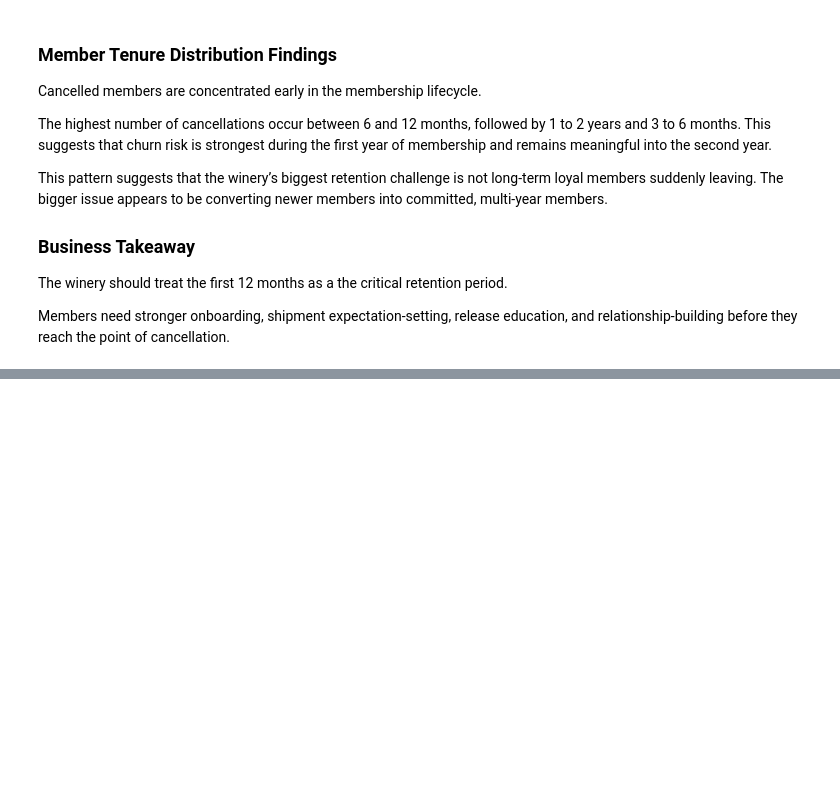
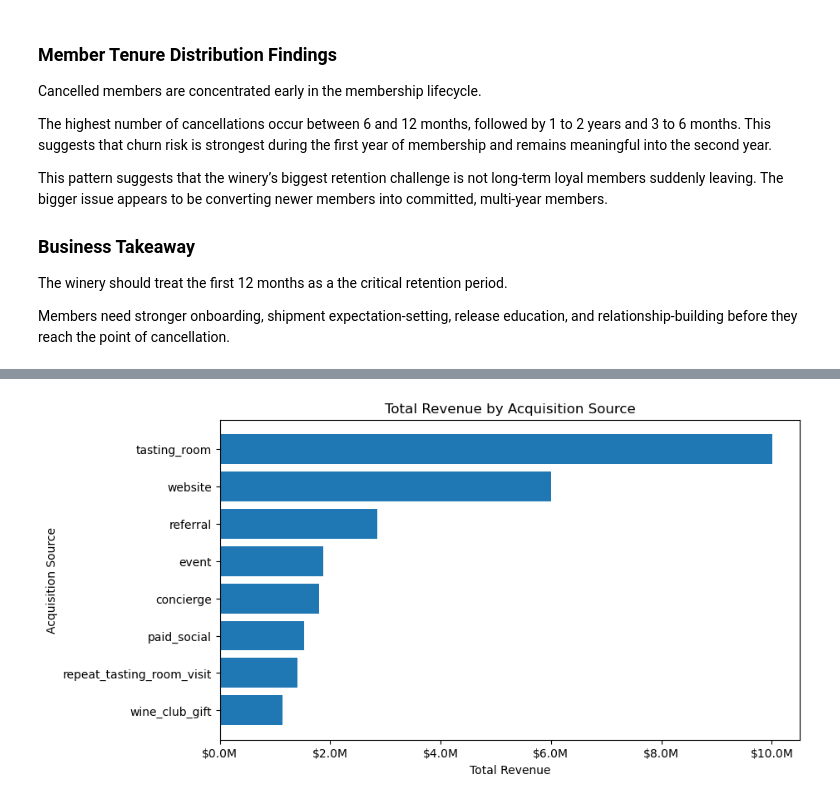
Before and after one commit to eddyk92/Bills-Bills-Bills-Churn-Analysis, a Jupyter notebook: notebooks/02_retention_eda.ipynb, the cells around one changed output, grey strips where cells are left out. Saved outputs shown, nothing was run; the diff lists cells and outputs as text; code cells hidden in the pictures; blank space fills up the shorter version.

```diff
--- a/notebooks/02_retention_eda.ipynb
+++ b/notebooks/02_retention_eda.ipynb
@@ -1122,0 +1340,14 @@ Members need stronger onboarding, shipment expectation-setting, release educatio
+# %%
+plot_data = revenue_by_source.sort_values("total_revenue", ascending=True)
+
+plt.figure(figsize=(9, 5))
+plt.barh(plot_data["acquisition_source"], plot_data["total_revenue"])
+plt.xlabel("Total Revenue")
+plt.ylabel("Acquisition Source")
+plt.title("Total Revenue by Acquisition Source")
+plt.gca().xaxis.set_major_formatter(
+    plt.FuncFormatter(lambda x, _: f"${x/1_000_000:.1f}M")
+)
+plt.show()
+# %% [output]
+[figure, added]
```
Also changed, not shown: parts of 9 cells of this notebook.
